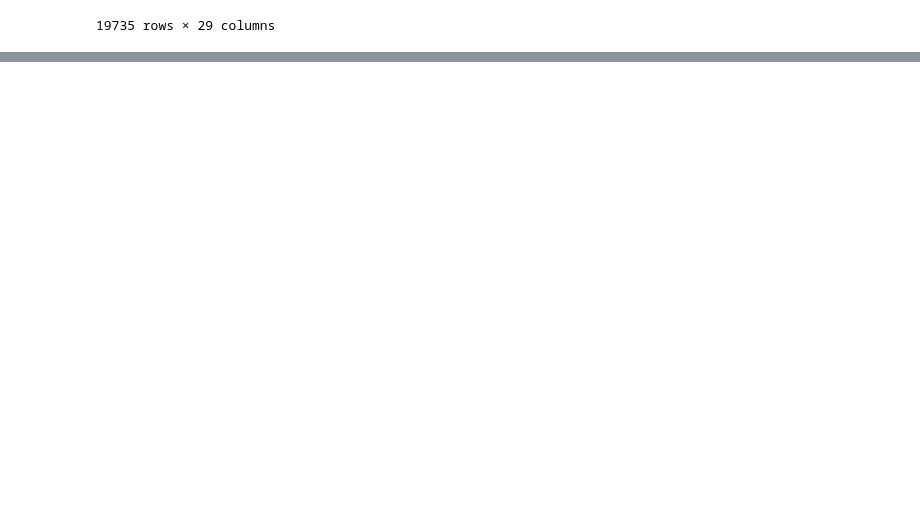
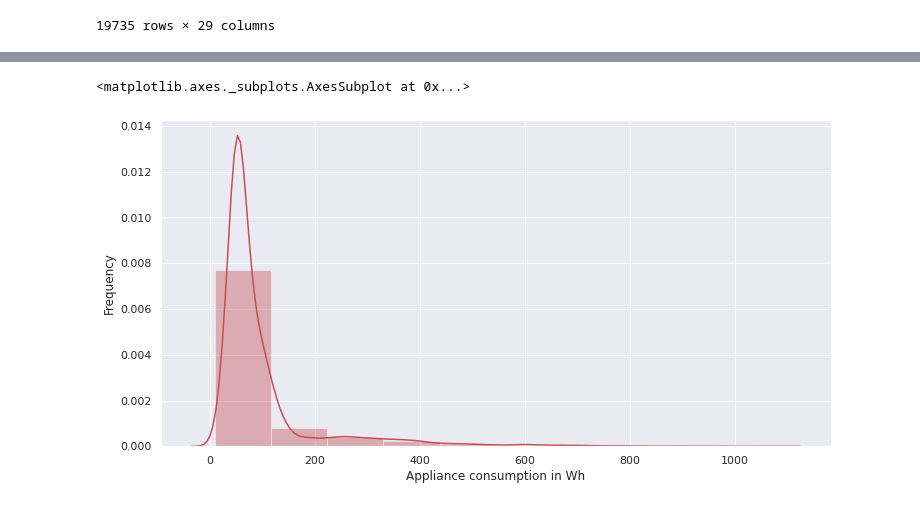
Before and after one commit to anasjy/appliance-energy-prediction, a Jupyter notebook: Appliance_energy_prediction.ipynb, the cells around one changed output, grey strips where cells are left out. Cells and saved outputs as stored; diff of their text form; code cells hidden in the pictures; blank space fills up the shorter version.

```diff
--- a/Appliance_energy_prediction.ipynb
+++ b/Appliance_energy_prediction.ipynb
@@ -97,0 +341,8 @@ slr
+# %%
+sns.set(rc={'figure.figsize':(12,6)})
+plt.xlabel('Appliance consumption in Wh')
+plt.ylabel('Frequency')
+sns.distplot(target_vars ,color="r",bins=10)
+# %% [output]
+<matplotlib.axes._subplots.AxesSubplot at 0x...>
+[figure, added]
```
Also changed, not shown: parts of 37 cells of this notebook.
